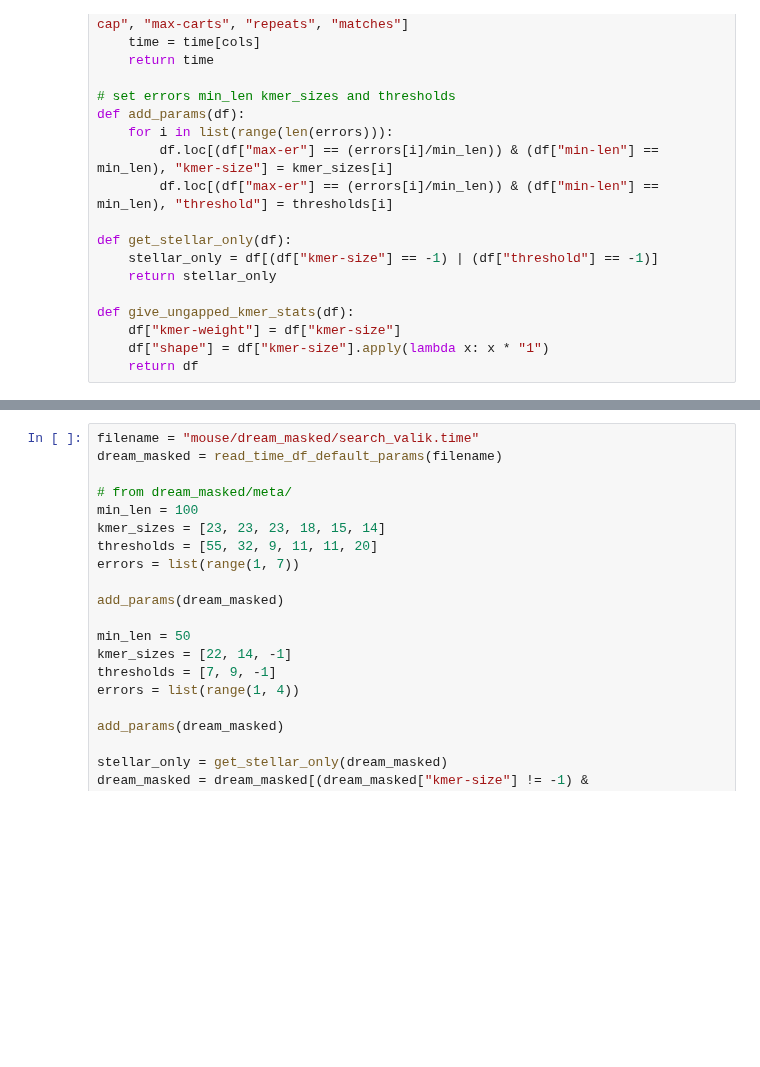
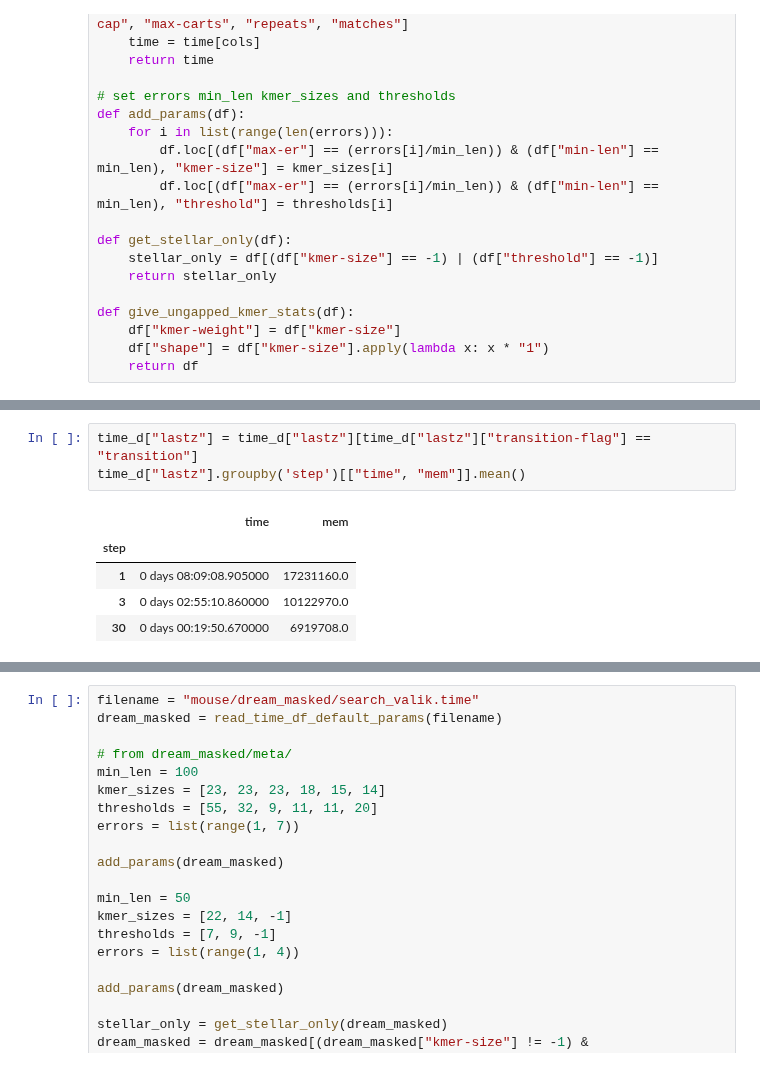
Before and after one commit to eaasna/DREAM-stellar-benchmark, a Jupyter notebook: work-python/runtime-results/Reference genomes (masked).ipynb, the cells around one changed output, grey strips where cells are left out. Cells and saved outputs as stored; diff of their text form; blank space fills up the shorter version.

```diff
--- a/work-python/runtime-results/Reference genomes (masked).ipynb
+++ b/work-python/runtime-results/Reference genomes (masked).ipynb
@@ -92,0 +121,9 @@ def give_ungapped_kmer_stats(df):
+# %%
+time_d["lastz"] = time_d["lastz"][time_d["lastz"]["transition-flag"] == "transition"]
+time_d["lastz"].groupby('step')[["time", "mem"]].mean()
+# %% [output]
+|  | time | mem |
+| step |  |  |
+| 1 | 0 days 08:09:08.905000 | 17231160.0 |
+| 3 | 0 days 02:55:10.860000 | 10122970.0 |
+| 30 | 0 days 00:19:50.670000 | 6919708.0 |
```
Also changed, not shown: parts of 8 cells of this notebook, 6 other files.
